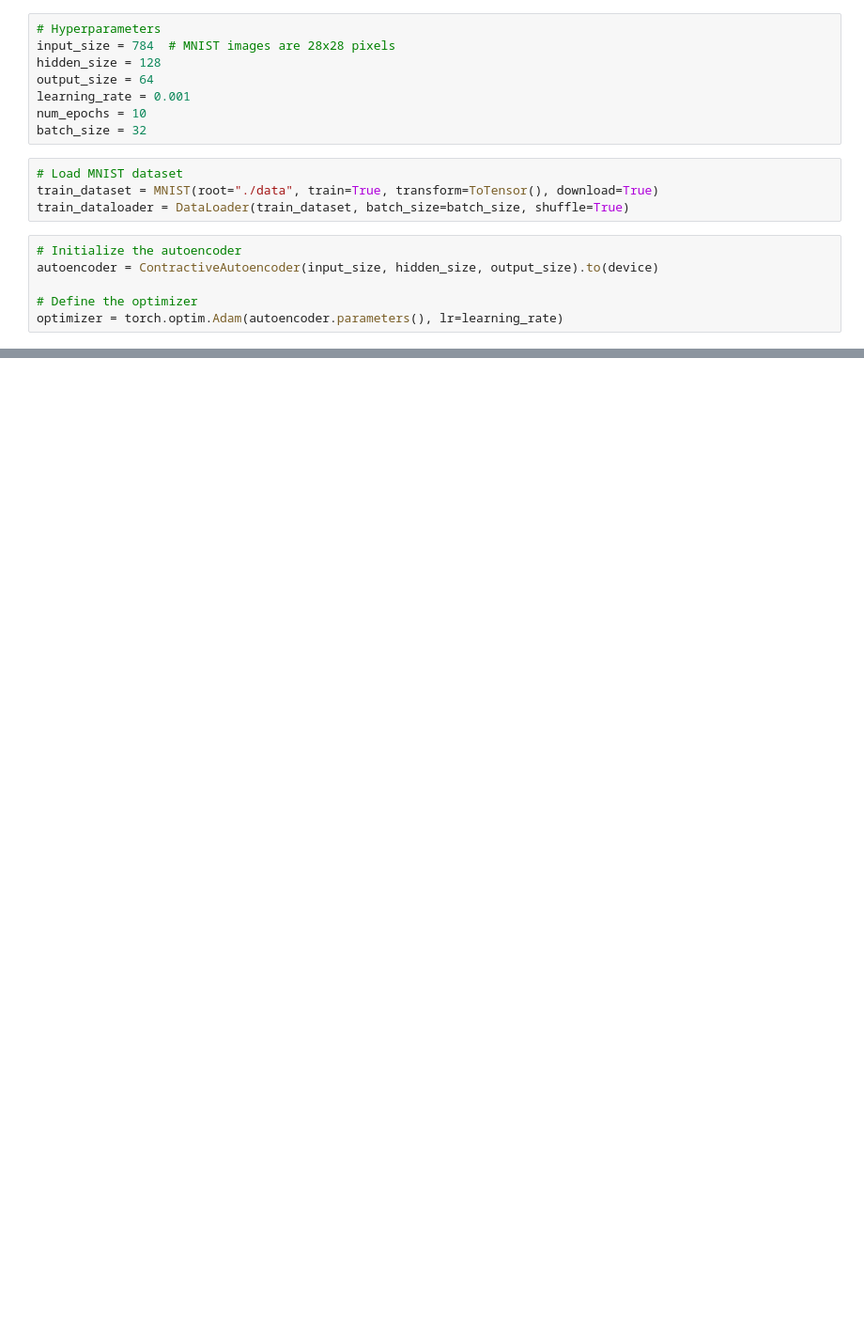
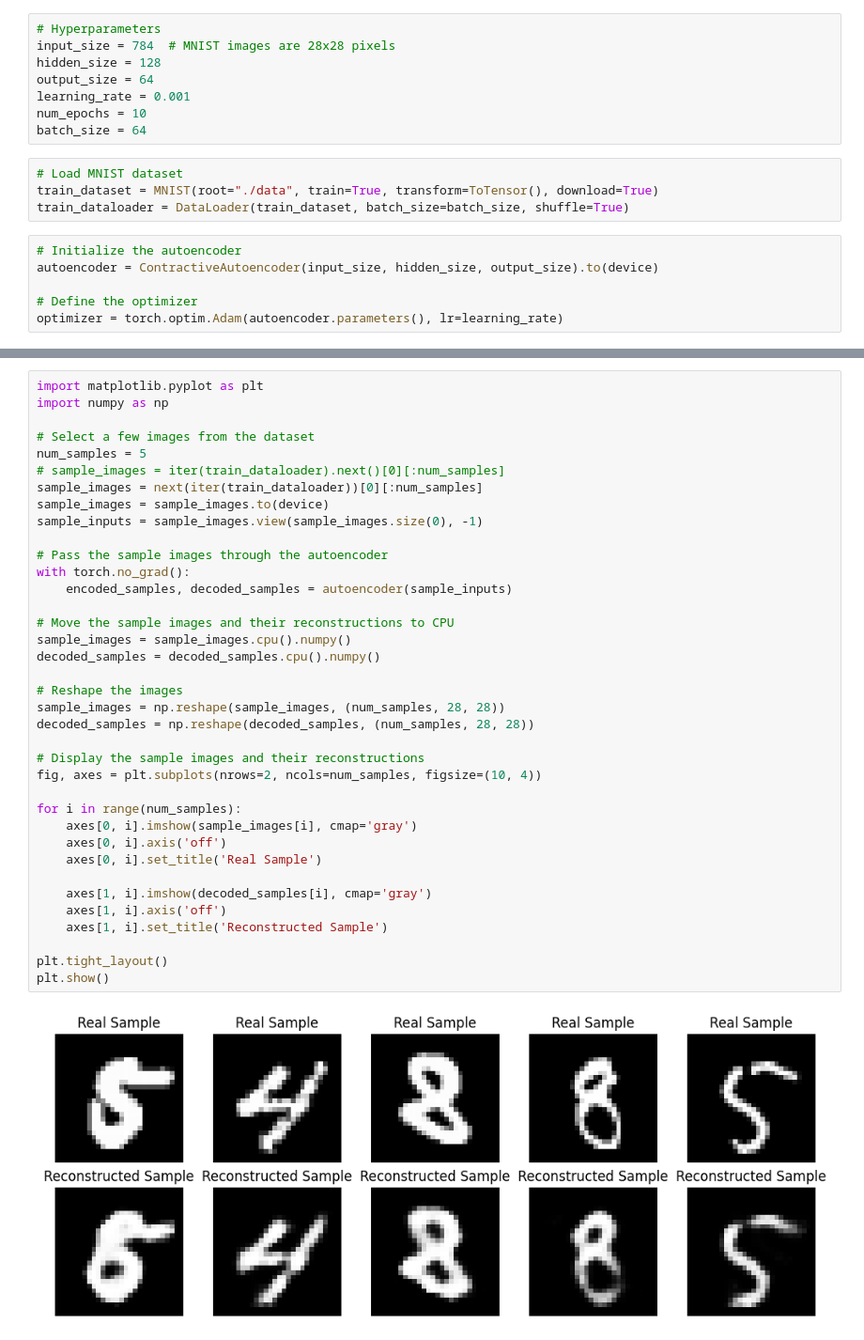
Before and after one commit to samfallahian/FDTransformer, a Jupyter notebook: playground/Contractive_AE.ipynb, the cells around one changed output, grey strips where cells are left out. Shown at 94% size. Drawn from its saved outputs; the diff is of its cells as text; blank space fills up the shorter version.

Commit message:
feat: add image cae

```diff
--- a/playground/Contractive_AE.ipynb
+++ b/playground/Contractive_AE.ipynb
@@ -49,7 +49,7 @@ hidden_size = 128
 output_size = 64
 learning_rate = 0.001
 num_epochs = 10
-batch_size = 32
+batch_size = 64
 # %%
 # Load MNIST dataset
 train_dataset = MNIST(root="./data", train=True, transform=ToTensor(), download=True)
@@ -103,0 +105,39 @@ KeyboardInterrupt:
+# %%
+import matplotlib.pyplot as plt
+import numpy as np
+
+# Select a few images from the dataset
+num_samples = 5
+# sample_images = iter(train_dataloader).next()[0][:num_samples]
+sample_images = next(iter(train_dataloader))[0][:num_samples]
+sample_images = sample_images.to(device)
+sample_inputs = sample_images.view(sample_images.size(0), -1)
+
+# Pass the sample images through the autoencoder
+with torch.no_grad():
+    encoded_samples, decoded_samples = autoencoder(sample_inputs)
+
+# Move the sample images and their reconstructions to CPU
+sample_images = sample_images.cpu().numpy()
+decoded_samples = decoded_samples.cpu().numpy()
+
+# Reshape the images
+sample_images = np.reshape(sample_images, (num_samples, 28, 28))
+decoded_samples = np.reshape(decoded_samples, (num_samples, 28, 28))
+
+# Display the sample images and their reconstructions
+fig, axes = plt.subplots(nrows=2, ncols=num_samples, figsize=(10, 4))
+
+for i in range(num_samples):
+    axes[0, i].imshow(sample_images[i], cmap='gray')
+    axes[0, i].axis('off')
+    axes[0, i].set_title('Real Sample')
+
+    axes[1, i].imshow(decoded_samples[i], cmap='gray')
+    axes[1, i].axis('off')
+    axes[1, i].set_title('Reconstructed Sample')
+
+plt.tight_layout()
+plt.show()
+# %% [output]
+[figure, added]
```
Also changed, not shown: parts of 2 cells of this notebook, 1 other file.
